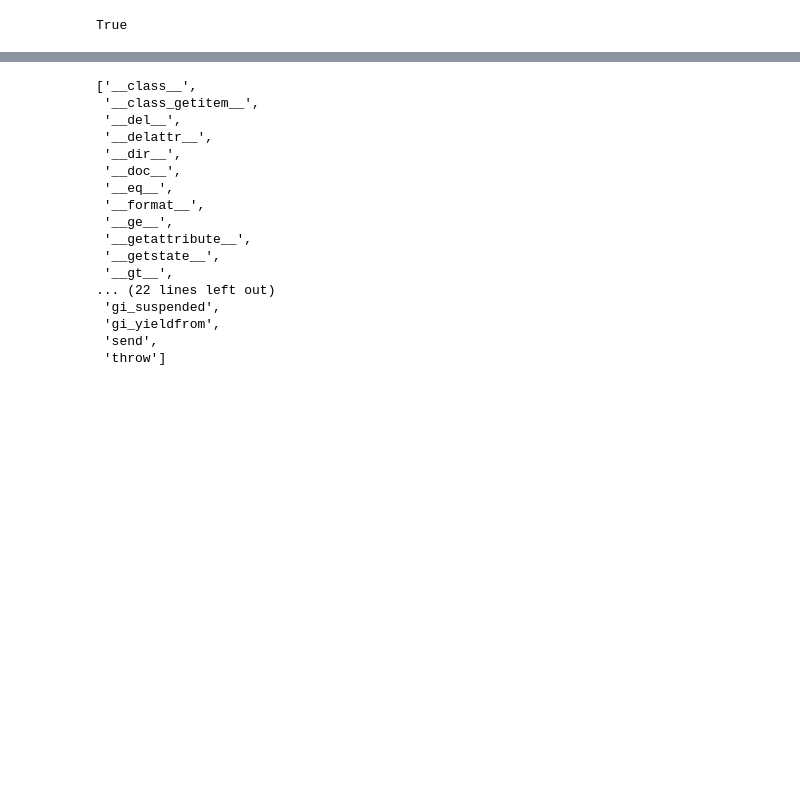
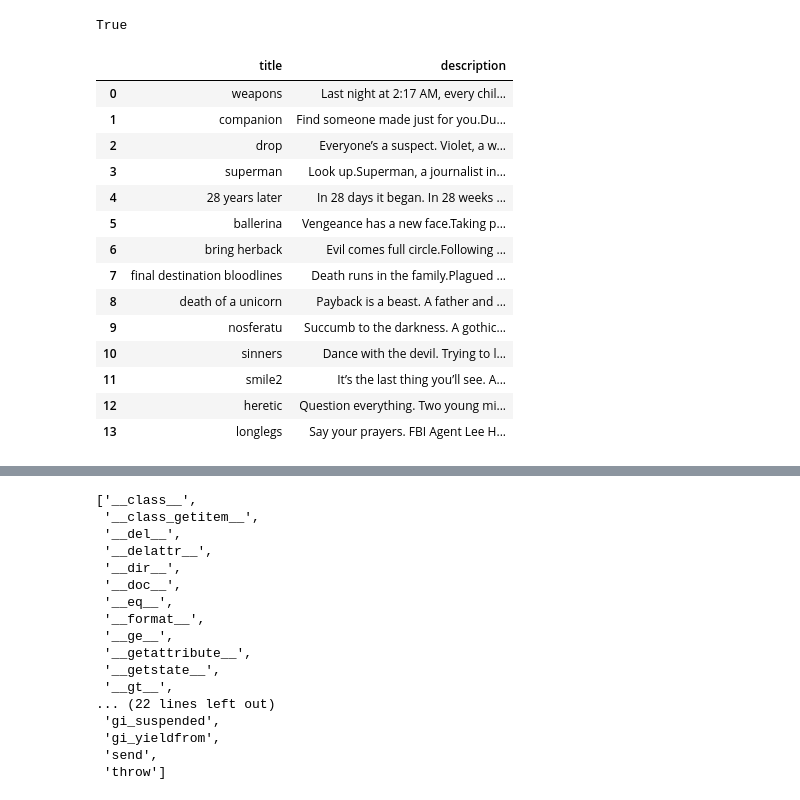
Before and after one commit to GaelGil/rag, a Jupyter notebook: backend/app/chat/agent/utils/debugging.ipynb, the cells around one changed output, grey strips where cells are left out. Saved outputs shown, nothing was run; the diff lists cells and outputs as text; code cells hidden in the pictures; blank space fills up the shorter version.

Commit message:
creating embeddings for movies

```diff
--- a/backend/app/chat/agent/utils/debugging.ipynb
+++ b/backend/app/chat/agent/utils/debugging.ipynb
@@ -11,0 +17,20 @@ True
+# %%
+data = pd.read_csv('./data/movies.csv')
+# %%
+data
+# %% [output]
+|  | title | description |
+| 0 | weapons | Last night at 2:17 AM, every chil... |
+| 1 | companion | Find someone made just for you.Du... |
+| 2 | drop | Everyone’s a suspect. Violet, a w... |
+| 3 | superman | Look up.Superman, a journalist in... |
+| 4 | 28 years later | In 28 days it began. In 28 weeks ... |
+| 5 | ballerina | Vengeance has a new face.Taking p... |
+| 6 | bring herback | Evil comes full circle.Following ... |
+| 7 | final destination bloodlines | Death runs in the family.Plagued ... |
+| 8 | death of a unicorn | Payback is a beast. A father and ... |
+| 9 | nosferatu | Succumb to the darkness. A gothic... |
+| 10 | sinners | Dance with the devil. Trying to l... |
+| 11 | smile2 | It’s the last thing you’ll see. A... |
+| 12 | heretic | Question everything. Two young mi... |
+| 13 | longlegs | Say your prayers. FBI Agent Lee H... |
```
Also changed, not shown: parts of 9 cells of this notebook, 17 other files.
